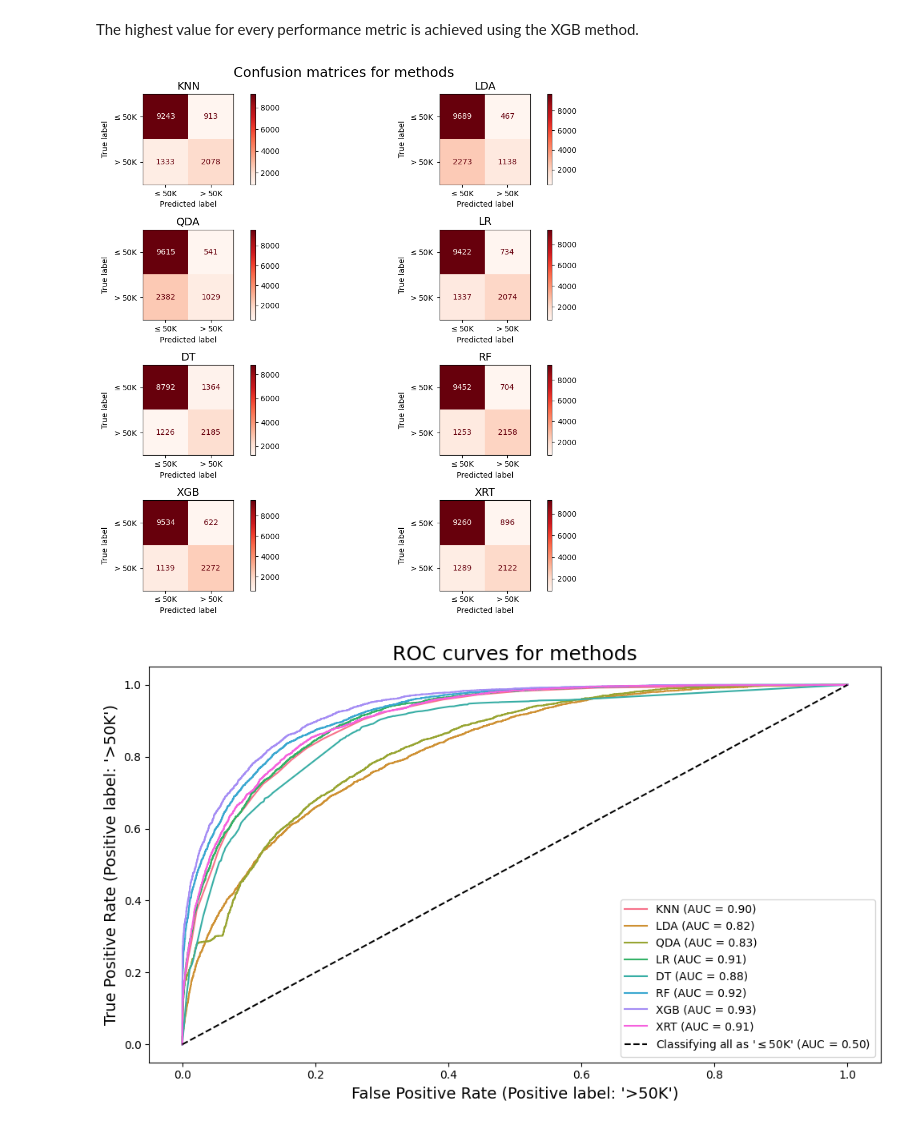
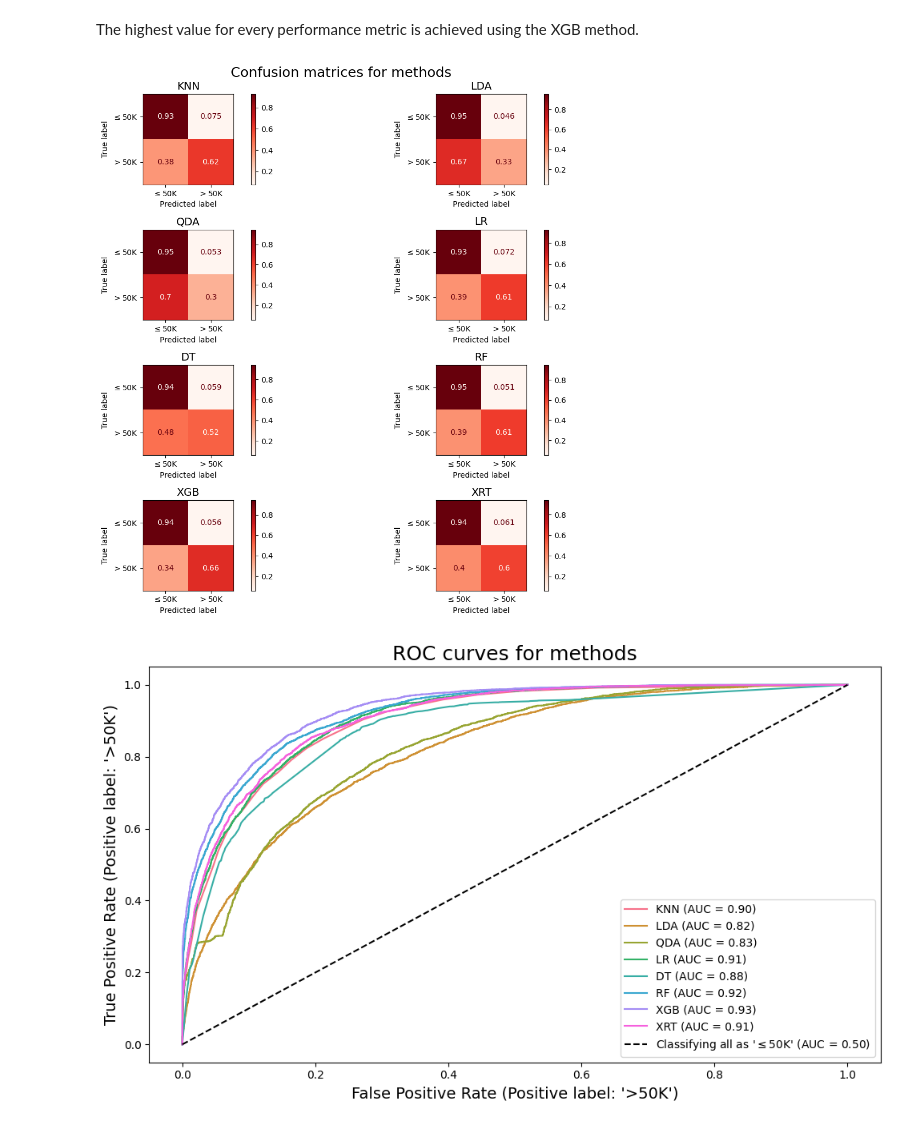
Before and after one commit to JakubKoral/AdultDataset, a Jupyter notebook: DM_Project_part_I.ipynb, the cells around one changed output. Drawn from its saved outputs; the diff is of its cells as text; code cells hidden in the pictures.

```diff
--- a/DM_Project_part_I.ipynb
+++ b/DM_Project_part_I.ipynb
@@ -214,7 +213,7 @@ Most people do not report any gain or loss in capital. As expected most individu
 # %%
 fig, ax = plt.subplots(nrows=2, ncols=3, figsize=(18, 10))
 for i in range(len(numeric_features)):
-    sns.boxplot(data=X, y=numeric_features[i], x="income", hue="income", palette=sns.color_palette("husl", 2), ax=ax.ravel()[i])
+    sns.boxplot(data=data, y=numeric_features[i], x="income", hue="income", palette=sns.color_palette("husl", 2), ax=ax.ravel()[i])
     ax.ravel()[i].set_ylabel(None)
     ax.ravel()[i].set_xlabel(None)
     ax.ravel()[i].set_title(numeric_features[i], size=14)
@@ -232,7 +231,7 @@ Among numeric characteristics, significant differences between two income groups
 fig, ax = plt.subplots(nrows=1, ncols=3, figsize=(16, 6))
 
 for i in range(len(["age", "education-num", "hours-per-week"])):
-    sns.boxplot(data=X, y=["age", "education-num", "hours-per-week"][i],
+    sns.boxplot(data=data, y=["age", "education-num", "hours-per-week"][i],
                 x="income", hue="income", palette=sns.color_palette("husl", 2), ax=ax.ravel()[i])
     ax.ravel()[i].set_xlabel(None)
     ax.ravel()[i].set_ylabel(None)
@@ -309,15 +308,15 @@ plt.show()
 # %% [markdown]
 ### Further data preprocessing
 # %%
-X.drop(columns=["education"], inplace=True) # dropping education
-y = X["income"].map({"<=50K": 0, ">50K": 1}) # encoding prediction class
-X.drop(columns=["income"], inplace=True)
+data.drop(columns=["education"], inplace=True) # dropping education
+y = data["income"].map({"<=50K": 0, ">50K": 1}) # encoding prediction class
+data.drop(columns=["income"], inplace=True)
 
 one_hot_encoded = list(set(categorical_features) - {"education", "income"}) # one-hot encoding
 scaler = StandardScaler() # standard scaling
-X = pd.concat([pd.DataFrame(scaler.fit_transform(X[numeric_features]),
-                            columns=X[numeric_features].columns),
-                            pd.get_dummies(X[one_hot_encoded], drop_first=True)],
+X = pd.concat([pd.DataFrame(scaler.fit_transform(data[numeric_features]),
+                            columns=data[numeric_features].columns),
+                            pd.get_dummies(data[one_hot_encoded], drop_first=True)],
                             axis=1)
 # %% [markdown]
 ### Fitting with default parameters
@@ -439,7 +438,9 @@ for i in tqdm(range(len(models)), desc="Scoring performance"):
     else:
         y_pred = models[i].fit(X_train, y_train).predict(X_test)
 
-    ConfusionMatrixDisplay.from_predictions(y_test, y_pred, ax=ax.ravel()[i], cmap="Reds", display_labels=[r"$\leq$50K", r"$>$50K"])
+    ConfusionMatrixDisplay.from_predictions(y_test, y_pred, normalize="true",
+                                            ax=ax.ravel()[i], cmap="Reds",
+                                            display_labels=[r"$\leq$50K", r"$>$50K"])
     ax.ravel()[i].set_title(names[i], size=14)
 
 ax[0, 0].figure.text(0.6, 1.0, "Confusion matrices for methods with default parameters", ha="center", va="center", size=18)
@@ -681,21 +672,23 @@ The highest value for every performance metric is achieved using the XGB method.
 # %%
 fig, ax = plt.subplots(ncols=2, nrows=4, figsize=(12, 10))
 
 for i in tqdm(range(len(models)), desc="Scoring performance"):
     if names[i] == "LDA" or names[i] == "QDA":
         y_pred = models[i].fit(X_train[numeric_features], y_train).predict(X_test[numeric_features])
     else:
         y_pred = models[i].fit(X_train, y_train).predict(X_test)
 
-    ConfusionMatrixDisplay.from_predictions(y_test, y_pred, ax=ax.ravel()[i], cmap="Reds", display_labels=[r"$\leq$50K", r"$>$50K"])
+    ConfusionMatrixDisplay.from_predictions(y_test, y_pred, normalize="true",
+                                            ax=ax.ravel()[i], cmap="Reds",
+                                            display_labels=[r"$\leq$50K", r"$>$50K"])
     ax.ravel()[i].set_title(names[i], size=14)
 
 ax[0, 0].figure.text(0.6, 1.0, "Confusion matrices for methods", ha="center", va="center", size=18)
 plt.tight_layout()
 plt.savefig("plots/confusion.pdf", bbox_inches="tight")
 plt.show()
 # %% [output]
-[figure, old version]
+[figure, new version]
 # %%
 fig, ax = plt.subplots(figsize=(10, 6))
 
```
Also changed, not shown: parts of 22 cells of this notebook.
